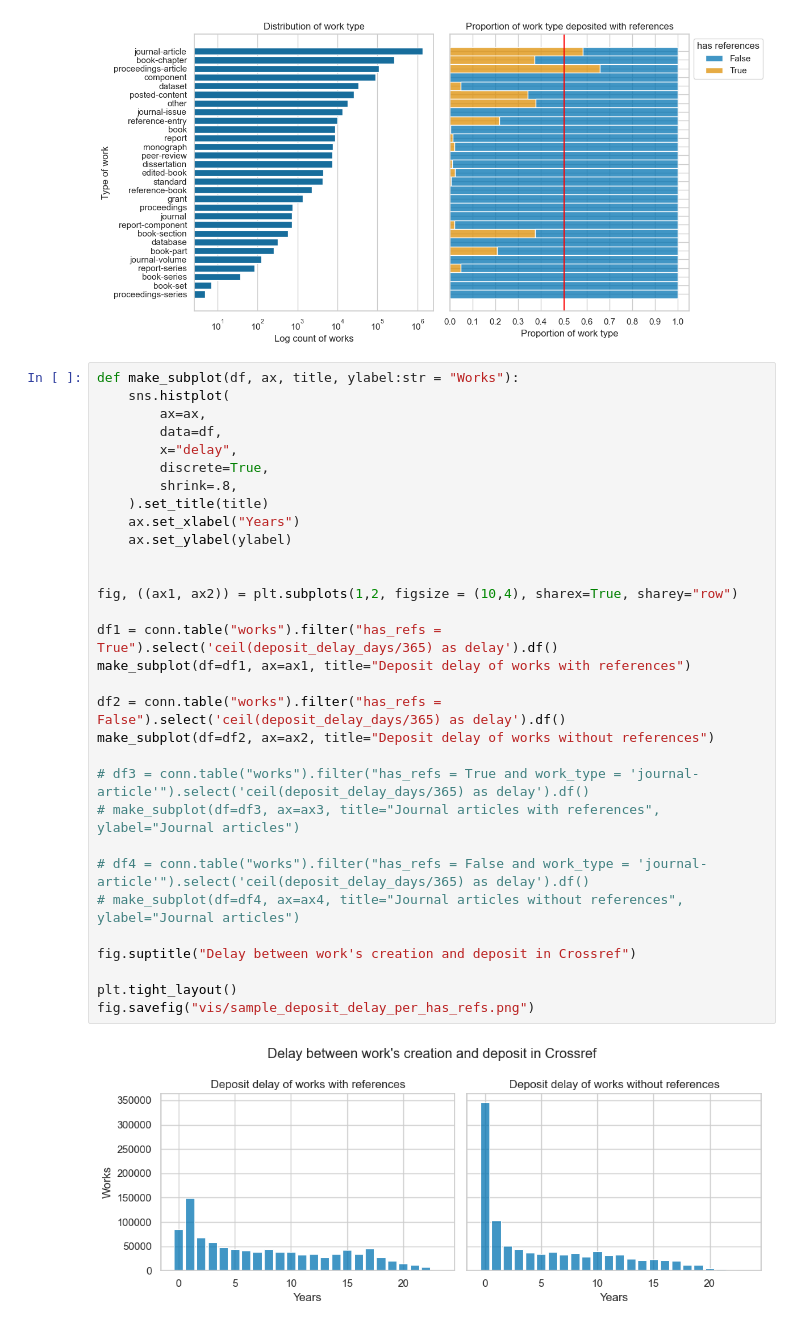
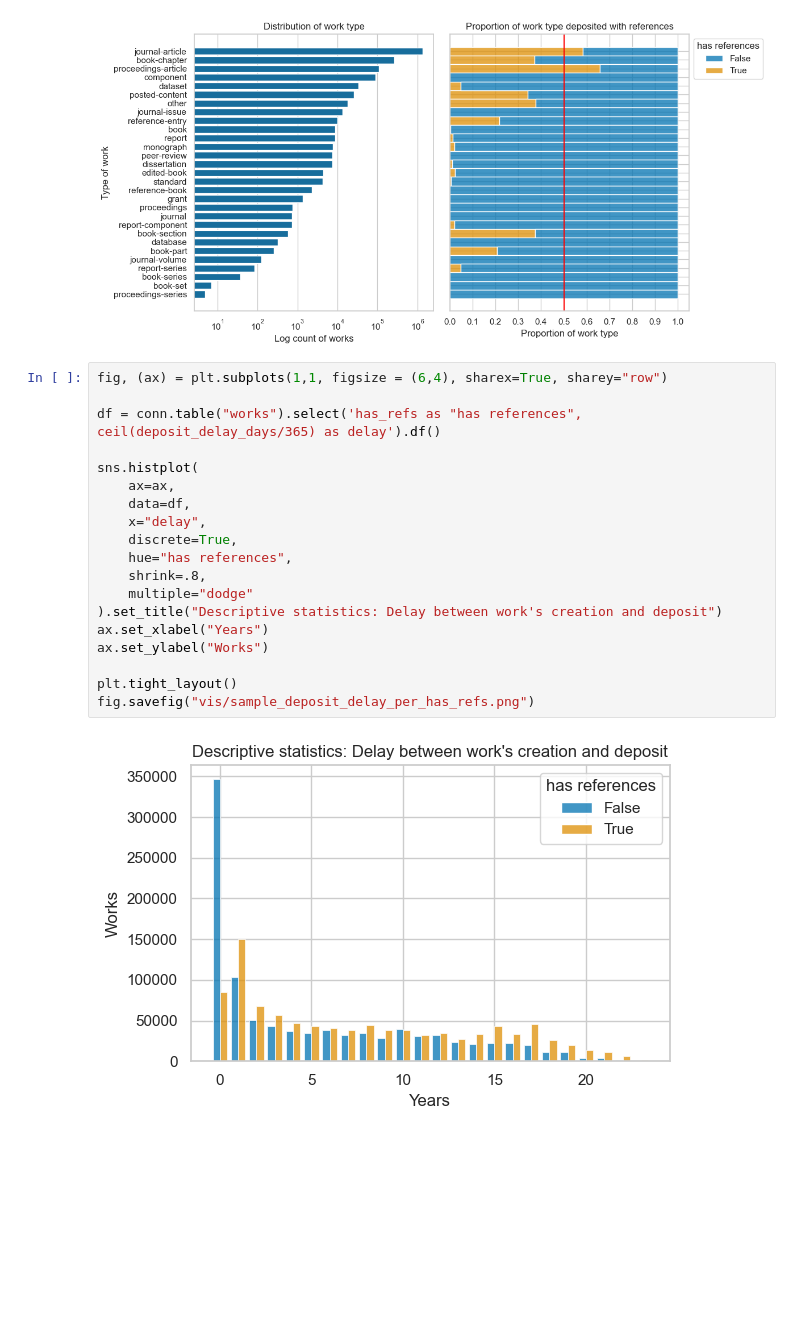
Before and after one commit to kat-kel/jubilant-barnacle, a Jupyter notebook: notebook.ipynb, the cells around one changed output. Saved outputs shown, nothing was run; the diff lists cells and outputs as text; blank space fills up the shorter version.

```diff
--- a/notebook.ipynb
+++ b/notebook.ipynb
@@ -117,35 +133,23 @@ fig.savefig("vis/sample_work_type_distribution.png")
 # %% [output]
 [figure]
 # %%
-def make_subplot(df, ax, title, ylabel:str = "Works"):
-    sns.histplot(
-        ax=ax,
-        data=df,
-        x="delay",
-        discrete=True,
-        shrink=.8,
-    ).set_title(title)
-    ax.set_xlabel("Years")
-    ax.set_ylabel(ylabel)
+fig, (ax) = plt.subplots(1,1, figsize = (6,4), sharex=True, sharey="row")
 
+df = conn.table("works").select('has_refs as "has references", ceil(deposit_delay_days/365) as delay').df()
 
-fig, ((ax1, ax2)) = plt.subplots(1,2, figsize = (10,4), sharex=True, sharey="row")
-
-df1 = conn.table("works").filter("has_refs = True").select('ceil(deposit_delay_days/365) as delay').df()
-make_subplot(df=df1, ax=ax1, title="Deposit delay of works with references")
-
-df2 = conn.table("works").filter("has_refs = False").select('ceil(deposit_delay_days/365) as delay').df()
-make_subplot(df=df2, ax=ax2, title="Deposit delay of works without references")
-
-# df3 = conn.table("works").filter("has_refs = True and work_type = 'journal-article'").select('ceil(deposit_delay_days/365) as delay').df()
-# make_subplot(df=df3, ax=ax3, title="Journal articles with references", ylabel="Journal articles")
-
-# df4 = conn.table("works").filter("has_refs = False and work_type = 'journal-article'").select('ceil(deposit_delay_days/365) as delay').df()
-# make_subplot(df=df4, ax=ax4, title="Journal articles without references", ylabel="Journal articles")
-
-fig.suptitle("Delay between work's creation and deposit in Crossref")
+sns.histplot(
+    ax=ax,
+    data=df,
+    x="delay",
+    discrete=True,
+    hue="has references",
+    shrink=.8,
+    multiple="dodge"
+).set_title("Descriptive statistics: Delay between work's creation and deposit")
+ax.set_xlabel("Years")
+ax.set_ylabel("Works")
 
 plt.tight_layout()
 fig.savefig("vis/sample_deposit_delay_per_has_refs.png")
 # %% [output]
-[figure, old version]
+[figure, new version]
```
Also changed, not shown: parts of 6 cells of this notebook.
